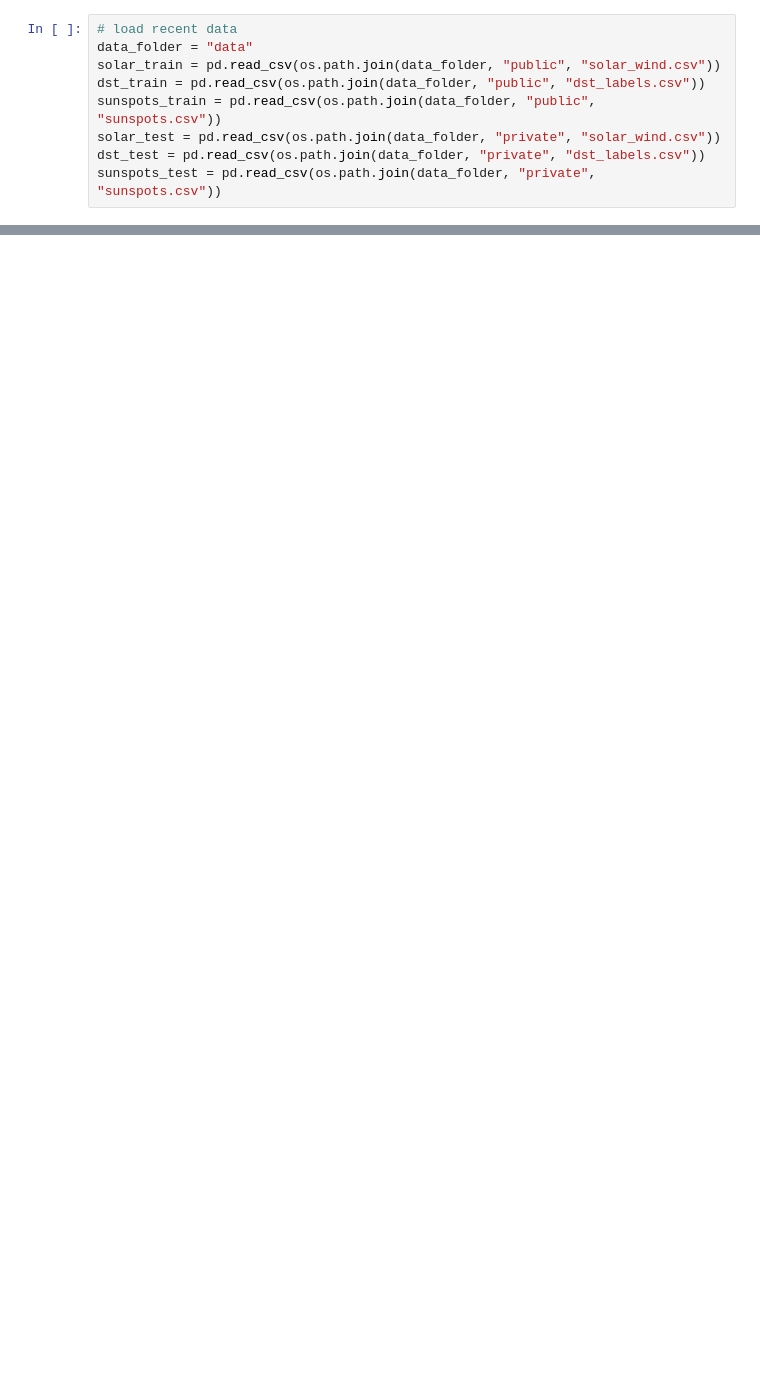
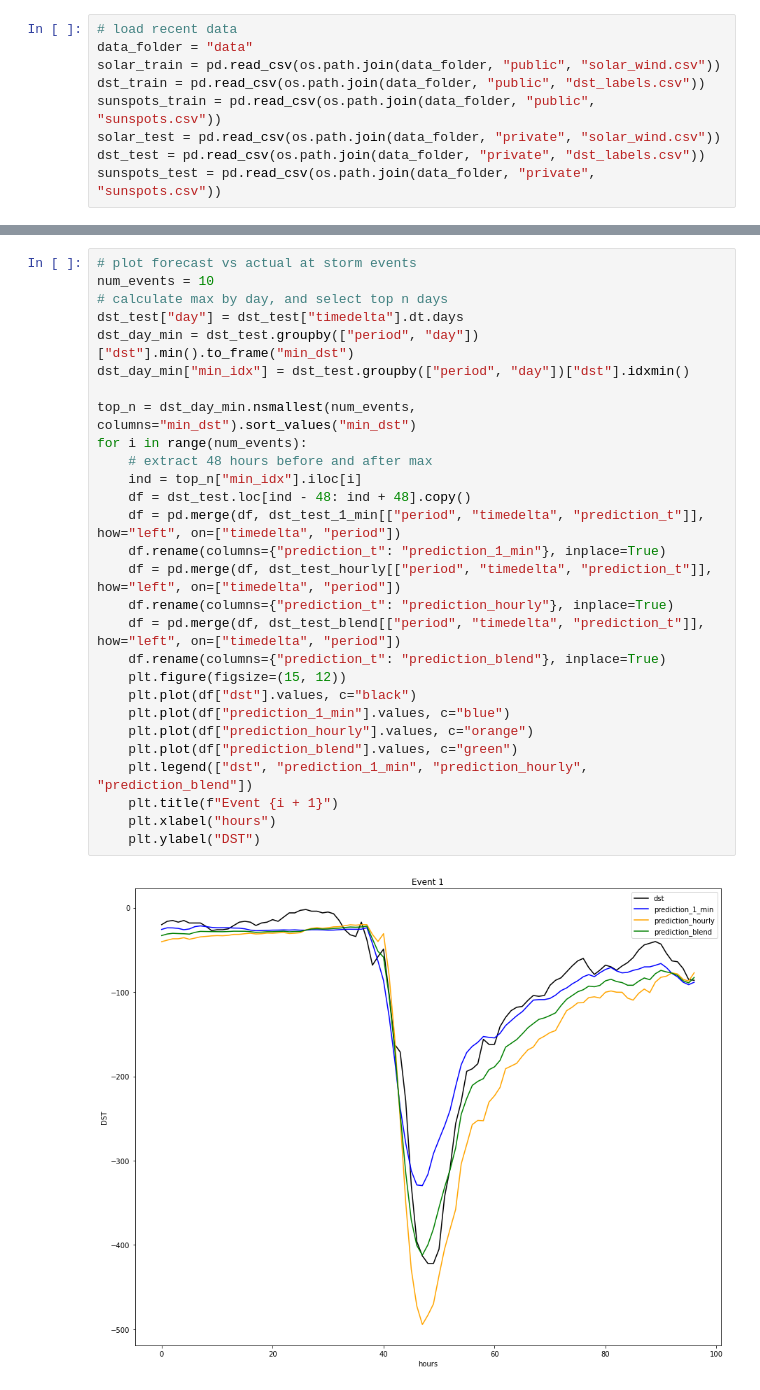
Before and after one commit to CIRES-Geomagnetism/MagNet, a Jupyter notebook: including_old_data.ipynb, the cells around one changed output, grey strips where cells are left out. Saved outputs shown, nothing was run; the diff lists cells and outputs as text; blank space fills up the shorter version.

```diff
--- a/including_old_data.ipynb
+++ b/including_old_data.ipynb
@@ -194,0 +220,30 @@ bin_id.groupby("bin").size().to_frame("size")
+# %%
+# plot forecast vs actual at storm events
+num_events = 10
+# calculate max by day, and select top n days
+dst_test["day"] = dst_test["timedelta"].dt.days
+dst_day_min = dst_test.groupby(["period", "day"])["dst"].min().to_frame("min_dst")
+dst_day_min["min_idx"] = dst_test.groupby(["period", "day"])["dst"].idxmin()
+
+top_n = dst_day_min.nsmallest(num_events, columns="min_dst").sort_values("min_dst")
+for i in range(num_events):
+    # extract 48 hours before and after max
+    ind = top_n["min_idx"].iloc[i]
+    df = dst_test.loc[ind - 48: ind + 48].copy()
+    df = pd.merge(df, dst_test_1_min[["period", "timedelta", "prediction_t"]], how="left", on=["timedelta", "period"])
+    df.rename(columns={"prediction_t": "prediction_1_min"}, inplace=True)
+    df = pd.merge(df, dst_test_hourly[["period", "timedelta", "prediction_t"]], how="left", on=["timedelta", "period"])
+    df.rename(columns={"prediction_t": "prediction_hourly"}, inplace=True)
+    df = pd.merge(df, dst_test_blend[["period", "timedelta", "prediction_t"]], how="left", on=["timedelta", "period"])
+    df.rename(columns={"prediction_t": "prediction_blend"}, inplace=True)
+    plt.figure(figsize=(15, 12))
+    plt.plot(df["dst"].values, c="black")
+    plt.plot(df["prediction_1_min"].values, c="blue")
+    plt.plot(df["prediction_hourly"].values, c="orange")
+    plt.plot(df["prediction_blend"].values, c="green")
+    plt.legend(["dst", "prediction_1_min", "prediction_hourly", "prediction_blend"])
+    plt.title(f"Event {i + 1}")
+    plt.xlabel("hours")
+    plt.ylabel("DST")
+# %% [output]
+[figure, added]
```
Also changed, not shown: parts of 11 cells of this notebook.
